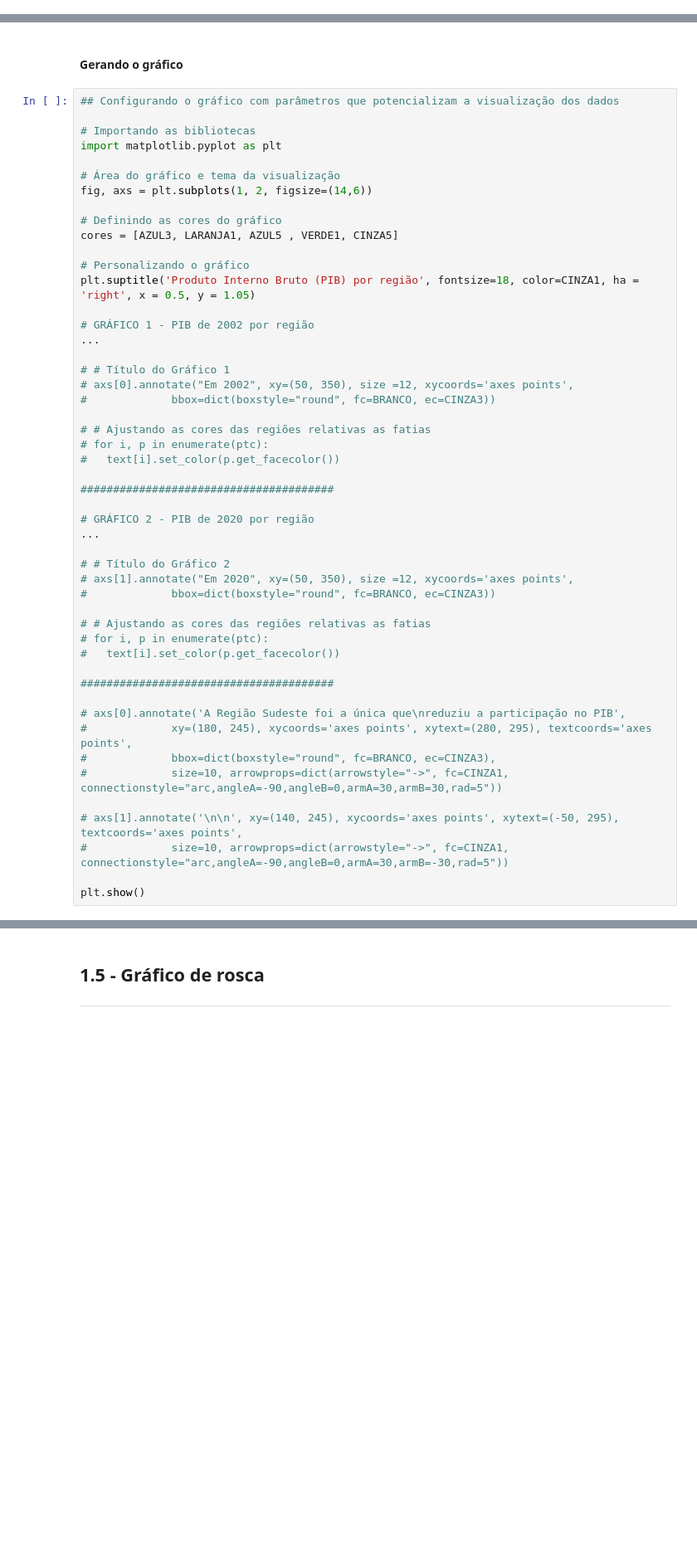
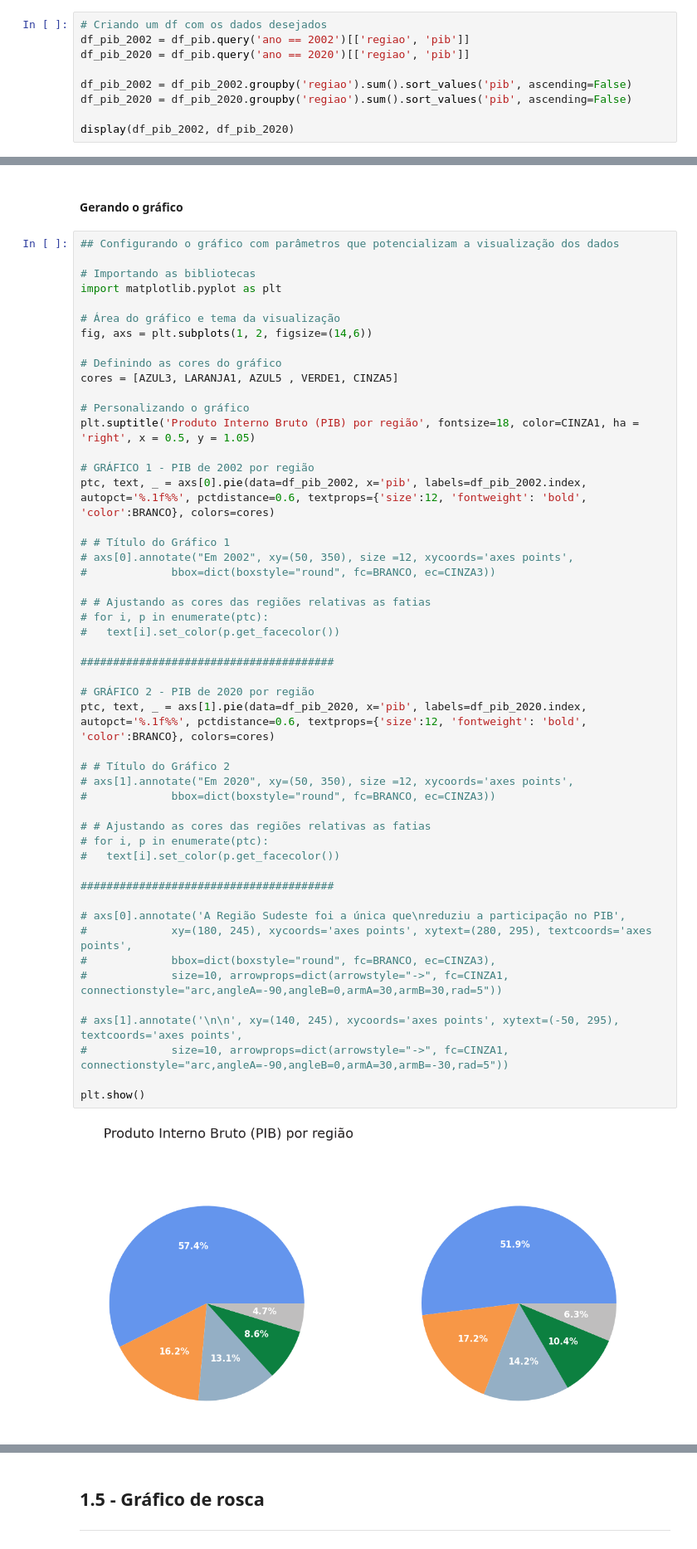
Before and after one commit to lukaswyllis/formacao-avancando-em-data-science-com-python, a Jupyter notebook: Curso 3 - Data Visualization - Gráficos de composição e relacionamento.ipynb, the cells around one changed output, grey strips where cells are left out. Shown: that part at 83% size. Saved outputs shown, nothing was run; the diff lists cells and outputs as text; blank space fills up the shorter version.

```diff
--- a/Curso 3 - Data Visualization - Gráficos de composição e relacionamento.ipynb
+++ b/Curso 3 - Data Visualization - Gráficos de composição e relacionamento.ipynb
@@ -165,0 +198,9 @@ display(df_pib_2002, df_pib_2020)
+# %%
+# Criando um df com os dados desejados
+df_pib_2002 = df_pib.query('ano == 2002')[['regiao', 'pib']]
+df_pib_2020 = df_pib.query('ano == 2020')[['regiao', 'pib']]
+
+df_pib_2002 = df_pib_2002.groupby('regiao').sum().sort_values('pib', ascending=False)
+df_pib_2020 = df_pib_2020.groupby('regiao').sum().sort_values('pib', ascending=False)
+
+display(df_pib_2002, df_pib_2020)
@@ -181,40 +237,42 @@ cores = [AZUL3, LARANJA1, AZUL5 , VERDE1, CINZA5]
 plt.suptitle('Produto Interno Bruto (PIB) por região', fontsize=18, color=CINZA1, ha = 'right', x = 0.5, y = 1.05)
 
 # GRÁFICO 1 - PIB de 2002 por região
-...
+ptc, text, _ = axs[0].pie(data=df_pib_2002, x='pib', labels=df_pib_2002.index, autopct='%.1f%%', pctdistance=0.6, textprops={'size':12, 'fontweight': 'bold', 'color':BRANCO}, colors=cores)
 
 # # Título do Gráfico 1
 # axs[0].annotate("Em 2002", xy=(50, 350), size =12, xycoords='axes points',
 #             bbox=dict(boxstyle="round", fc=BRANCO, ec=CINZA3))
 
 # # Ajustando as cores das regiões relativas as fatias
 # for i, p in enumerate(ptc):
 #   text[i].set_color(p.get_facecolor())
 
 #######################################
 
 # GRÁFICO 2 - PIB de 2020 por região
-...
+ptc, text, _ = axs[1].pie(data=df_pib_2020, x='pib', labels=df_pib_2020.index, autopct='%.1f%%', pctdistance=0.6, textprops={'size':12, 'fontweight': 'bold', 'color':BRANCO}, colors=cores)
 
 # # Título do Gráfico 2
 # axs[1].annotate("Em 2020", xy=(50, 350), size =12, xycoords='axes points',
 #             bbox=dict(boxstyle="round", fc=BRANCO, ec=CINZA3))
 
 # # Ajustando as cores das regiões relativas as fatias
 # for i, p in enumerate(ptc):
 #   text[i].set_color(p.get_facecolor())
 
 #######################################
 
 # axs[0].annotate('A Região Sudeste foi a única que\nreduziu a participação no PIB',
 #             xy=(180, 245), xycoords='axes points', xytext=(280, 295), textcoords='axes points',
 #             bbox=dict(boxstyle="round", fc=BRANCO, ec=CINZA3),
 #             size=10, arrowprops=dict(arrowstyle="->", fc=CINZA1, connectionstyle="arc,angleA=-90,angleB=0,armA=30,armB=30,rad=5"))
 
 # axs[1].annotate('\n\n', xy=(140, 245), xycoords='axes points', xytext=(-50, 295), textcoords='axes points',
 #             size=10, arrowprops=dict(arrowstyle="->", fc=CINZA1, connectionstyle="arc,angleA=-90,angleB=0,armA=30,armB=-30,rad=5"))
 
 plt.show()
+# %% [output]
+[figure, added]
 # %% [markdown]
 <font color=green size=4> Conclusões: </font>
 
```
Also changed, not shown: parts of 6 cells of this notebook.
